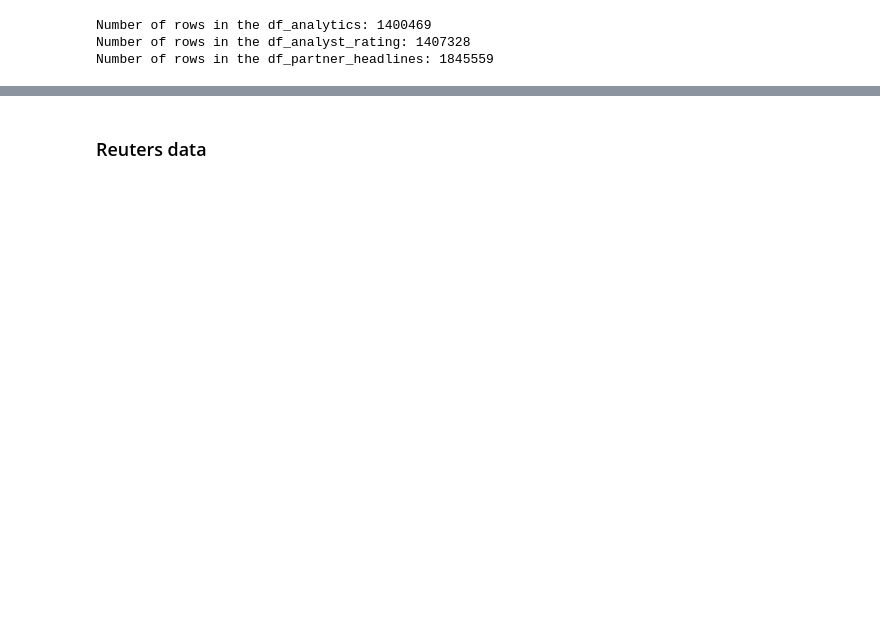
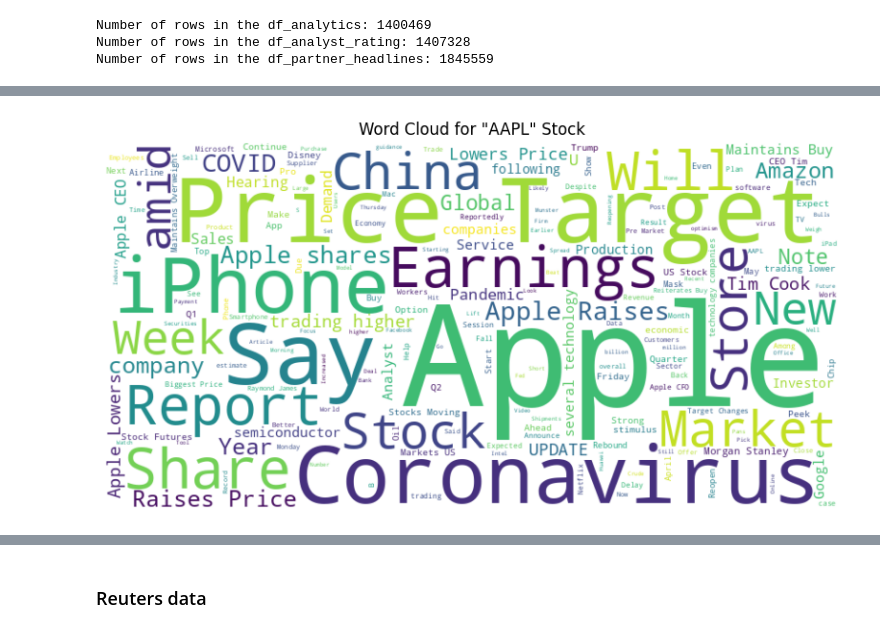
Before and after one commit to sohamthirty/Stock-Price-Prediction-with-Sentiment-Analysis, a Jupyter notebook: Financial_news.ipynb, the cells around one changed output, grey strips where cells are left out. Saved outputs shown, nothing was run; the diff lists cells and outputs as text; code cells hidden in the pictures; blank space fills up the shorter version.

```diff
--- a/Financial_news.ipynb
+++ b/Financial_news.ipynb
@@ -130,0 +185,22 @@ dtype: int64
+# %%
+def plot_wordcloud(ticker_name):
+
+  category = ticker_name
+
+  # Filter DataFrame for the specific category
+  filtered_cat = filtered_analytics[filtered_analytics['stock'] == category]
+  text = ' '.join(filtered_cat['title'])
+
+  # Generate the word cloud
+  wordcloud = WordCloud(width=800, height=400, background_color='white').generate(text)
+
+  # Plot the word cloud
+  plt.figure(figsize=(10, 5))
+  plt.imshow(wordcloud, interpolation='bilinear')
+  plt.axis('off')
+  plt.title(f'Word Cloud for "{category}" Stock')
+  plt.show()
+# %%
+plot_wordcloud("AAPL")
+# %% [output]
+[figure, added]
```
Also changed, not shown: parts of 15 cells of this notebook.
